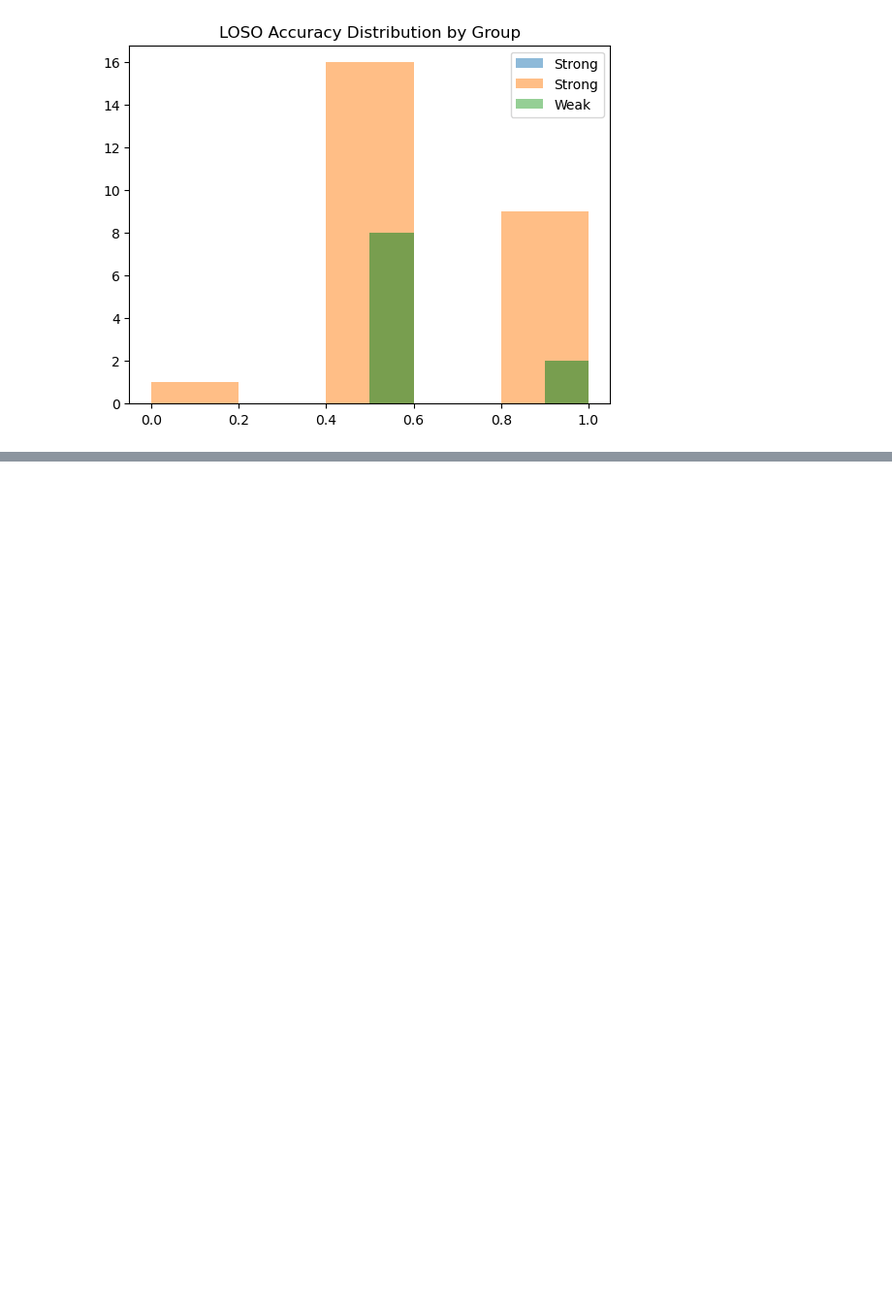
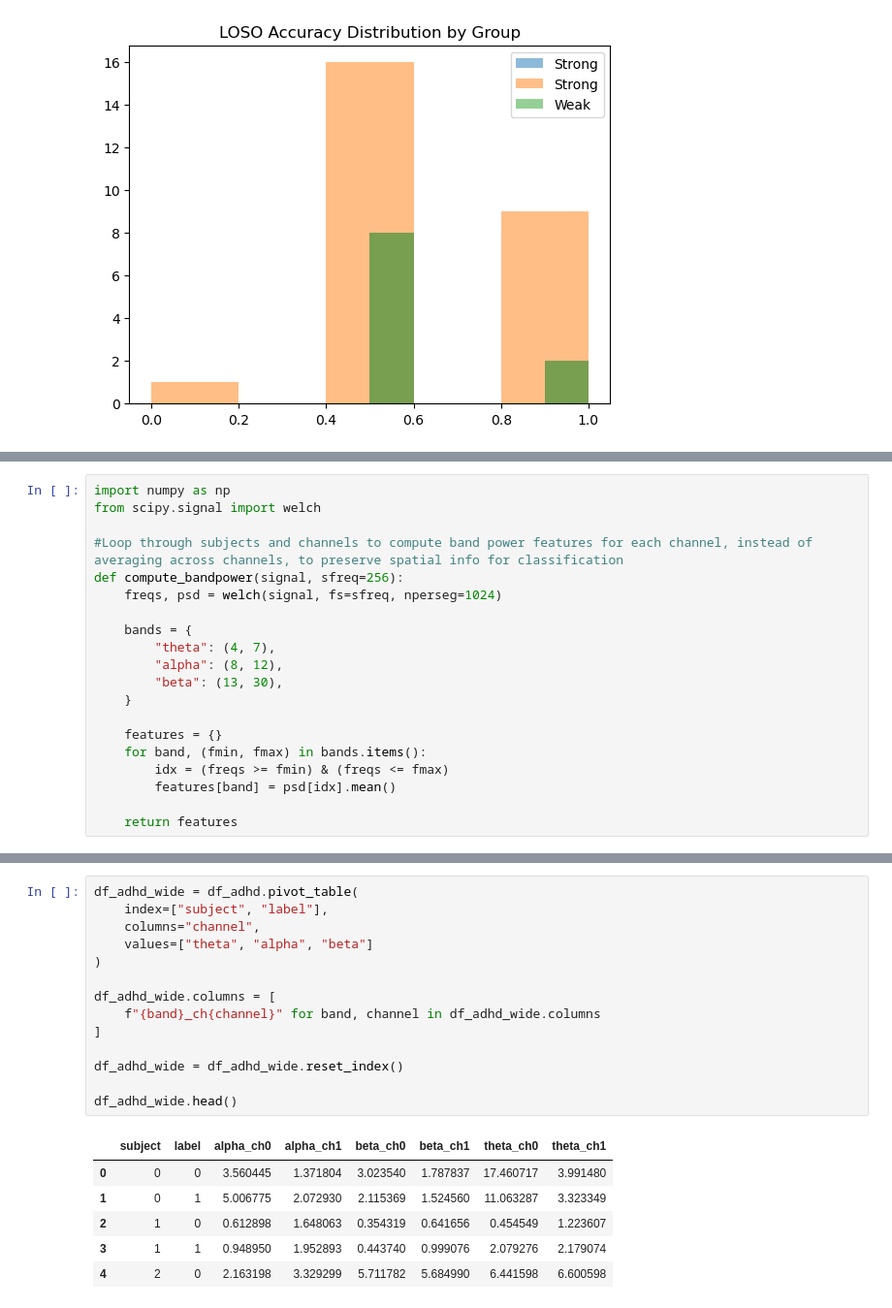
Before and after one commit to saalemybo/eeg-attention-analysis, a Jupyter notebook: analysis/phase1viz.ipynb, the cells around one changed output, grey strips where cells are left out. Shown at 97% size. Saved outputs shown, nothing was run; the diff lists cells and outputs as text; blank space fills up the shorter version.

```diff
--- a/analysis/phase1viz.ipynb
+++ b/analysis/phase1viz.ipynb
@@ -584,0 +602,20 @@ plt.show()
+# %%
+import numpy as np
+from scipy.signal import welch
+
+#Loop through subjects and channels to compute band power features for each channel, instead of averaging across channels, to preserve spatial info for classification
+def compute_bandpower(signal, sfreq=256):
+    freqs, psd = welch(signal, fs=sfreq, nperseg=1024)
+
+    bands = {
+        "theta": (4, 7),
+        "alpha": (8, 12),
+        "beta": (13, 30),
+    }
+
+    features = {}
+    for band, (fmin, fmax) in bands.items():
+        idx = (freqs >= fmin) & (freqs <= fmax)
+        features[band] = psd[idx].mean()
+
+    return features
@@ -584,0 +662,21 @@ plt.show()
+# %%
+df_adhd_wide = df_adhd.pivot_table(
+    index=["subject", "label"],
+    columns="channel",
+    values=["theta", "alpha", "beta"]
+)
+
+df_adhd_wide.columns = [
+    f"{band}_ch{channel}" for band, channel in df_adhd_wide.columns
+]
+
+df_adhd_wide = df_adhd_wide.reset_index()
+
+df_adhd_wide.head()
+# %% [output]
+|  | subject | label | alpha_ch0 | alpha_ch1 | beta_ch0 | beta_ch1 | theta_ch0 | theta_ch1 |
+| 0 | 0 | 0 | 3.560445 | 1.371804 | 3.023540 | 1.787837 | 17.460717 | 3.991480 |
+| 1 | 0 | 1 | 5.006775 | 2.072930 | 2.115369 | 1.524560 | 11.063287 | 3.323349 |
+| 2 | 1 | 0 | 0.612898 | 1.648063 | 0.354319 | 0.641656 | 0.454549 | 1.223607 |
+| 3 | 1 | 1 | 0.948950 | 1.952893 | 0.443740 | 0.999076 | 2.079276 | 2.179074 |
+| 4 | 2 | 0 | 2.163198 | 3.329299 | 5.711782 | 5.684990 | 6.441598 | 6.600598 |
```
Also changed, not shown: parts of 5 cells of this notebook, 2 other files.
